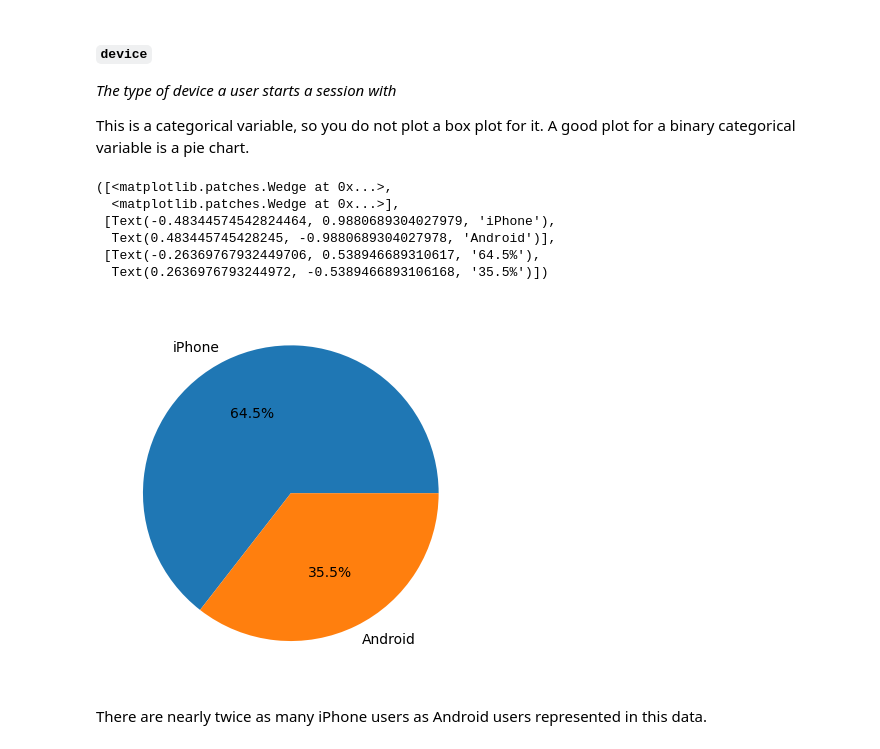
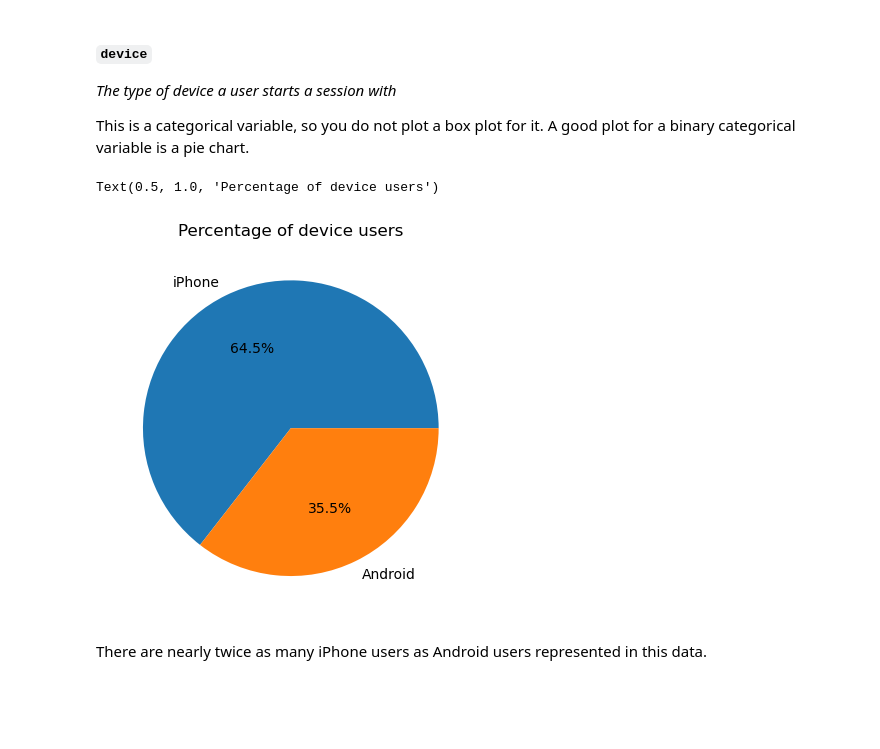
Before and after one commit to johnt759/AdvancedDataAnalytics, a Jupyter notebook: Course 3/Activity_Course 3 Waze project lab.ipynb, the cells around one changed output. Drawn from its saved outputs; the diff is of its cells as text; code cells hidden in the pictures; blank space fills up the shorter version.

Commit message:
Updated visualizations

```diff
--- a/Course 3/Activity_Course 3 Waze project lab.ipynb
+++ b/Course 3/Activity_Course 3 Waze project lab.ipynb
@@ -380,17 +380,13 @@ This is a categorical variable, so you do not plot a box plot for it. A good plo
 # %%
 # Pie chart
 ### YOUR CODE HERE ###
 devices_df = df['device'].value_counts()
 device_labels = ['iPhone', 'Android']
 plt.pie(devices_df, labels=device_labels, autopct="%1.1f%%")
+plt.title("Percentage of device users")
 # %% [output]
-([<matplotlib.patches.Wedge at 0x...>,
-  <matplotlib.patches.Wedge at 0x...>],
- [Text(-0.48344574542824464, 0.9880689304027979, 'iPhone'),
-  Text(0.483445745428245, -0.9880689304027978, 'Android')],
- [Text(-0.26369767932449706, 0.538946689310617, '64.5%'),
-  Text(0.2636976793244972, -0.5389466893106168, '35.5%')])
+Text(0.5, 1.0, 'Percentage of device users')
-[figure, old version]
+[figure, new version]
 # %% [markdown]
 There are nearly twice as many iPhone users as Android users represented in this data.
 # %% [markdown]
```
Also changed, not shown: parts of 4 cells of this notebook.
